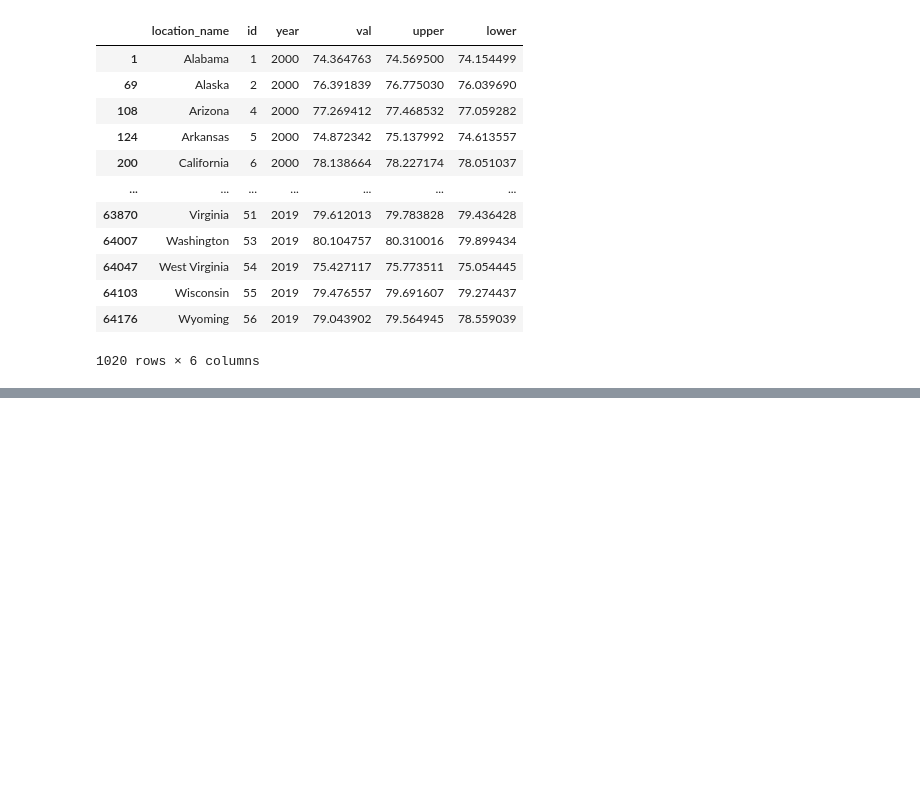
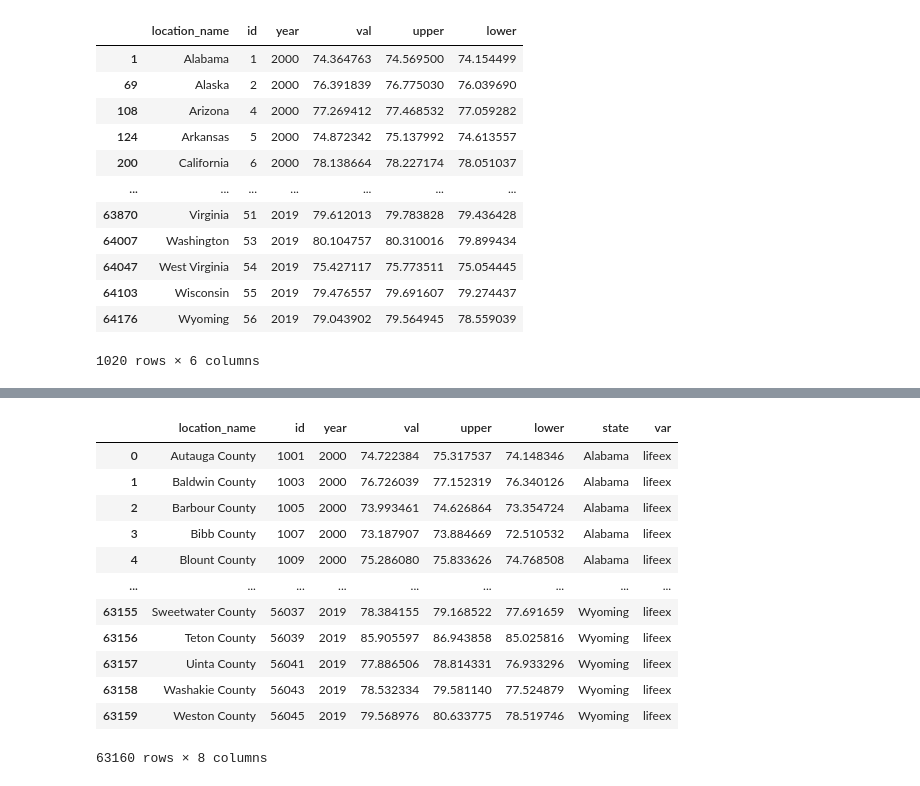
Before and after one commit to gmelmed/gmelmed.github.io, a Jupyter notebook: cc10_data.ipynb, the cells around one changed output, grey strips where cells are left out. Saved outputs shown, nothing was run; the diff lists cells and outputs as text; code cells hidden in the pictures; blank space fills up the shorter version.

Commit message:
add lifeex distributions

```diff
--- a/cc10_data.ipynb
+++ b/cc10_data.ipynb
@@ -104,3 +104,7 @@ See the caveats in the documentation: https://pandas.pydata.org/pandas-docs/stab
 df.to_csv('data/lifeex_counties.csv', index=False)
 # %%
 df.to_csv('data/lifeex_states.csv')
+# %%
+counties = pd.read_csv('data/lifeex_counties.csv')
+
+counties
@@ -106,0 +125,3 @@ df.to_csv('data/lifeex_states.csv')
+# %%
+counties['state'] = counties['location_name'].str.extract(r'\((.*?)\)')
+counties
@@ -106,0 +142,5 @@ df.to_csv('data/lifeex_states.csv')
+# %%
+# get rid of state in location_name
+counties['location_name'] = counties['location_name'].str.replace(r'\(.*?\)', '').str.strip()
+
+counties
@@ -106,0 +161,18 @@ df.to_csv('data/lifeex_states.csv')
+# %%
+counties['var'] = 'lifeex'
+
+counties
+# %% [output]
+|  | location_name | id | year | val | upper | lower | state | var |
+| 0 | Autauga County | 1001 | 2000 | 74.722384 | 75.317537 | 74.148346 | Alabama | lifeex |
+| 1 | Baldwin County | 1003 | 2000 | 76.726039 | 77.152319 | 76.340126 | Alabama | lifeex |
+| 2 | Barbour County | 1005 | 2000 | 73.993461 | 74.626864 | 73.354724 | Alabama | lifeex |
+| 3 | Bibb County | 1007 | 2000 | 73.187907 | 73.884669 | 72.510532 | Alabama | lifeex |
+| 4 | Blount County | 1009 | 2000 | 75.286080 | 75.833626 | 74.768508 | Alabama | lifeex |
+| ... | ... | ... | ... | ... | ... | ... | ... | ... |
+| 63155 | Sweetwater County | 56037 | 2019 | 78.384155 | 79.168522 | 77.691659 | Wyoming | lifeex |
+| 63156 | Teton County | 56039 | 2019 | 85.905597 | 86.943858 | 85.025816 | Wyoming | lifeex |
+| 63157 | Uinta County | 56041 | 2019 | 77.886506 | 78.814331 | 76.933296 | Wyoming | lifeex |
+| 63158 | Washakie County | 56043 | 2019 | 78.532334 | 79.581140 | 77.524879 | Wyoming | lifeex |
+| 63159 | Weston County | 56045 | 2019 | 79.568976 | 80.633775 | 78.519746 | Wyoming | lifeex |
+63160 rows × 8 columns
```
Also changed, not shown: parts of 4 cells of this notebook, 2 other files.
